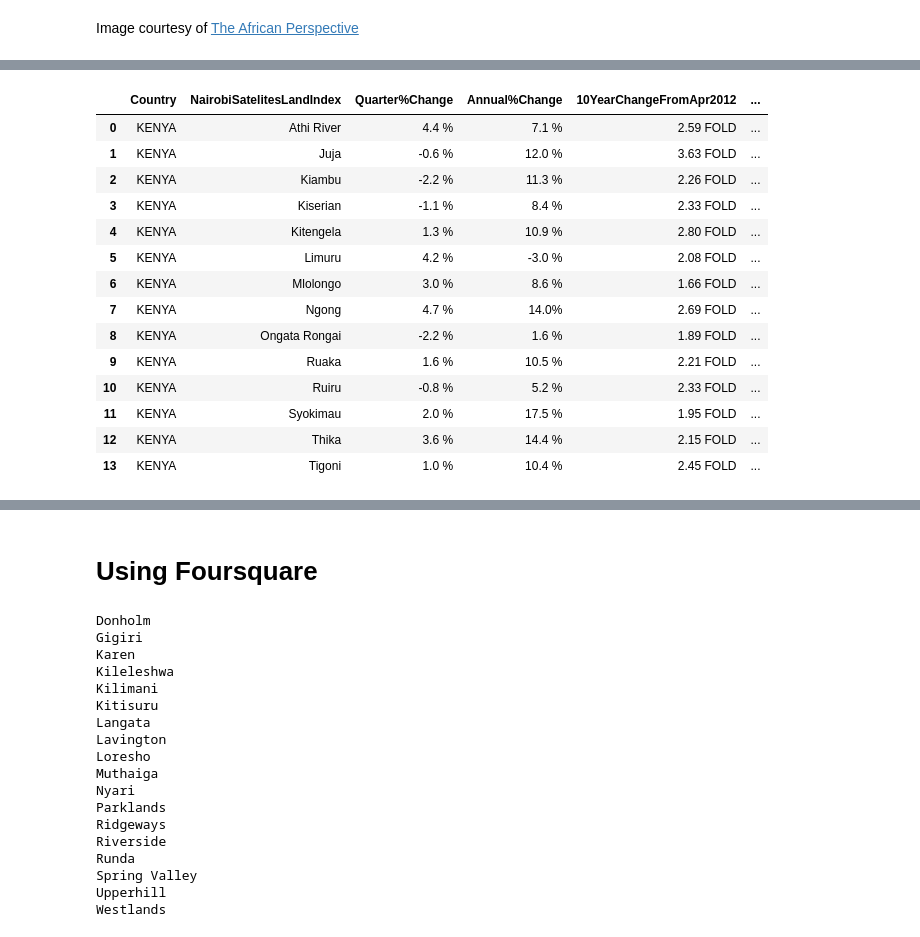
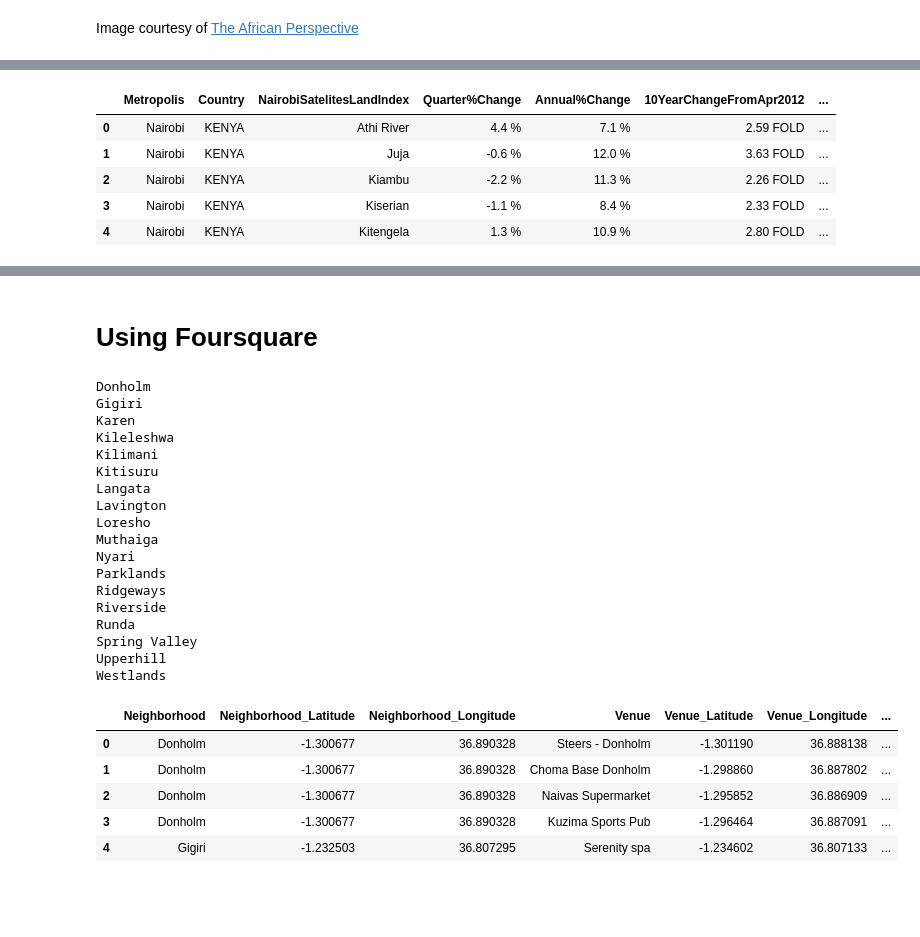
Before and after one commit to RachaelKilonzo/Exploring-Torino-Municipalities, a Jupyter notebook: Explore Nairobi.ipynb, the cells around one changed output, grey strips where cells are left out. Cells and saved outputs as stored; diff of their text form; code cells hidden in the pictures; blank space fills up the shorter version.

```diff
--- a/Explore Nairobi.ipynb
+++ b/Explore Nairobi.ipynb
@@ -50,10 +50,15 @@ Satelites = Satelites[cols]
 Satelites.iloc[0,0] = 'Athi River'
 Satelites.iloc[8,0] = 'Ongata Rongai'
 # %%
-Suburbs.insert(0, 'Country', 'KENYA')
-Satelites.insert(0, 'Country', 'KENYA')
-Suburbs['Query']=Suburbs['NairobiSuburbsLandIndex']+","+Suburbs['Country']
-Satelites['Query']=Satelites['NairobiSatelitesLandIndex']+","+Satelites['Country']
+Suburbs.insert(0, 'Metropolis', 'Nairobi')
+Satelites.insert(0, 'Metropolis', 'Nairobi')
+
+Suburbs.insert(1, 'Country', 'KENYA')
+Satelites.insert(1, 'Country', 'KENYA')
+
+
+Suburbs['Query']=Suburbs['NairobiSuburbsLandIndex']+","+Suburbs['Metropolis']+","+Suburbs['Country']
+Satelites['Query']=Satelites['NairobiSatelitesLandIndex']+","+Satelites['Metropolis']+","+Satelites["Country"]
 # %%
 Suburbs['Area_Latitude']=""
 Suburbs['Area_Longitude']=""
@@ -88,32 +82,23 @@ Suburbs
 # %%
 Satelites['Area_Latitude']=""
 Satelites['Area_Longitude']=""
 geolocator=Nominatim(user_agent="Nairobi_Areas_Satelites")
 for i in Satelites.index:
     try:
         location=geolocator.geocode(Satelites['Query'][i])
         Satelites.loc[i,'Area_Latitude'] = location.latitude
         Satelites.loc[i,'Area_Longitude'] = location.longitude
     except:
         Satelites.loc[i,'Area_Latitude'] = ""
         Satelites.loc[i,'Area_Longitude'] = ""
-Satelites
+Satelites.head()
 # %% [output]
-|  | Country | NairobiSatelitesLandIndex | Quarter%Change | Annual%Change | 10YearChangeFromApr2012 | ... |
-| 0 | KENYA | Athi River | 4.4 % | 7.1 % | 2.59 FOLD | ... |
-| 1 | KENYA | Juja | -0.6 % | 12.0 % | 3.63 FOLD | ... |
-| 2 | KENYA | Kiambu | -2.2 % | 11.3 % | 2.26 FOLD | ... |
-| 3 | KENYA | Kiserian | -1.1 % | 8.4 % | 2.33 FOLD | ... |
-| 4 | KENYA | Kitengela | 1.3 % | 10.9 % | 2.80 FOLD | ... |
-| 5 | KENYA | Limuru | 4.2 % | -3.0 % | 2.08 FOLD | ... |
-| 6 | KENYA | Mlolongo | 3.0 % | 8.6 % | 1.66 FOLD | ... |
-| 7 | KENYA | Ngong | 4.7 % | 14.0% | 2.69 FOLD | ... |
-| 8 | KENYA | Ongata Rongai | -2.2 % | 1.6 % | 1.89 FOLD | ... |
-| 9 | KENYA | Ruaka | 1.6 % | 10.5 % | 2.21 FOLD | ... |
-| 10 | KENYA | Ruiru | -0.8 % | 5.2 % | 2.33 FOLD | ... |
-| 11 | KENYA | Syokimau | 2.0 % | 17.5 % | 1.95 FOLD | ... |
-| 12 | KENYA | Thika | 3.6 % | 14.4 % | 2.15 FOLD | ... |
-| 13 | KENYA | Tigoni | 1.0 % | 10.4 % | 2.45 FOLD | ... |
+|  | Metropolis | Country | NairobiSatelitesLandIndex | Quarter%Change | Annual%Change | 10YearChangeFromApr2012 | ... |
+| 0 | Nairobi | KENYA | Athi River | 4.4 % | 7.1 % | 2.59 FOLD | ... |
+| 1 | Nairobi | KENYA | Juja | -0.6 % | 12.0 % | 3.63 FOLD | ... |
+| 2 | Nairobi | KENYA | Kiambu | -2.2 % | 11.3 % | 2.26 FOLD | ... |
+| 3 | Nairobi | KENYA | Kiserian | -1.1 % | 8.4 % | 2.33 FOLD | ... |
+| 4 | Nairobi | KENYA | Kitengela | 1.3 % | 10.9 % | 2.80 FOLD | ... |
 # %%
 latitude = -1.272327
 longitude = 36.799688
@@ -196,7 +181,7 @@ def getNearbyVenues(names, latitudes, longitudes, radius = 1000):
 Suburb_Venues= getNearbyVenues(names = Suburbs['NairobiSuburbsLandIndex'],
                               latitudes = Suburbs['Area_Latitude'],
                             longitudes = Suburbs['Area_Longitude'])
-#Suburb_Venues
+Suburb_Venues.head()
 # %% [output]
 Donholm
 Gigiri
@@ -216,6 +201,12 @@ Runda
 Spring Valley
 Upperhill
 Westlands
+|  | Neighborhood | Neighborhood_Latitude | Neighborhood_Longitude | Venue | Venue_Latitude | Venue_Longitude | ... |
+| 0 | Donholm | -1.300677 | 36.890328 | Steers - Donholm | -1.301190 | 36.888138 | ... |
+| 1 | Donholm | -1.300677 | 36.890328 | Choma Base Donholm | -1.298860 | 36.887802 | ... |
+| 2 | Donholm | -1.300677 | 36.890328 | Naivas Supermarket | -1.295852 | 36.886909 | ... |
+| 3 | Donholm | -1.300677 | 36.890328 | Kuzima Sports Pub | -1.296464 | 36.887091 | ... |
+| 4 | Gigiri | -1.232503 | 36.807295 | Serenity spa | -1.234602 | 36.807133 | ... |
 # %%
 Satelites_Venues= getNearbyVenues(names = Satelites['NairobiSatelitesLandIndex'],
                               latitudes = Satelites['Area_Latitude'],
```
Also changed, not shown: parts of 12 cells of this notebook.
